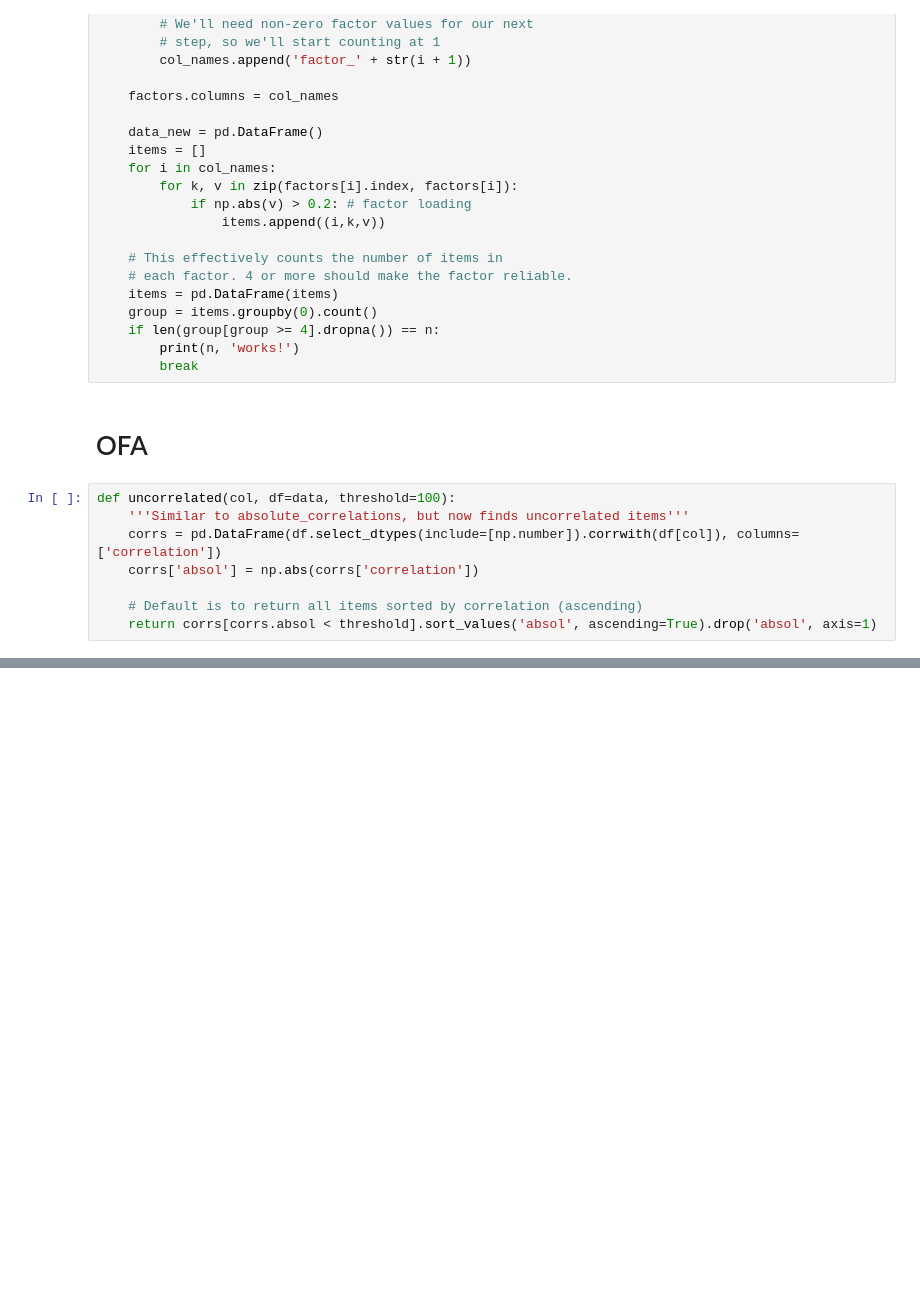
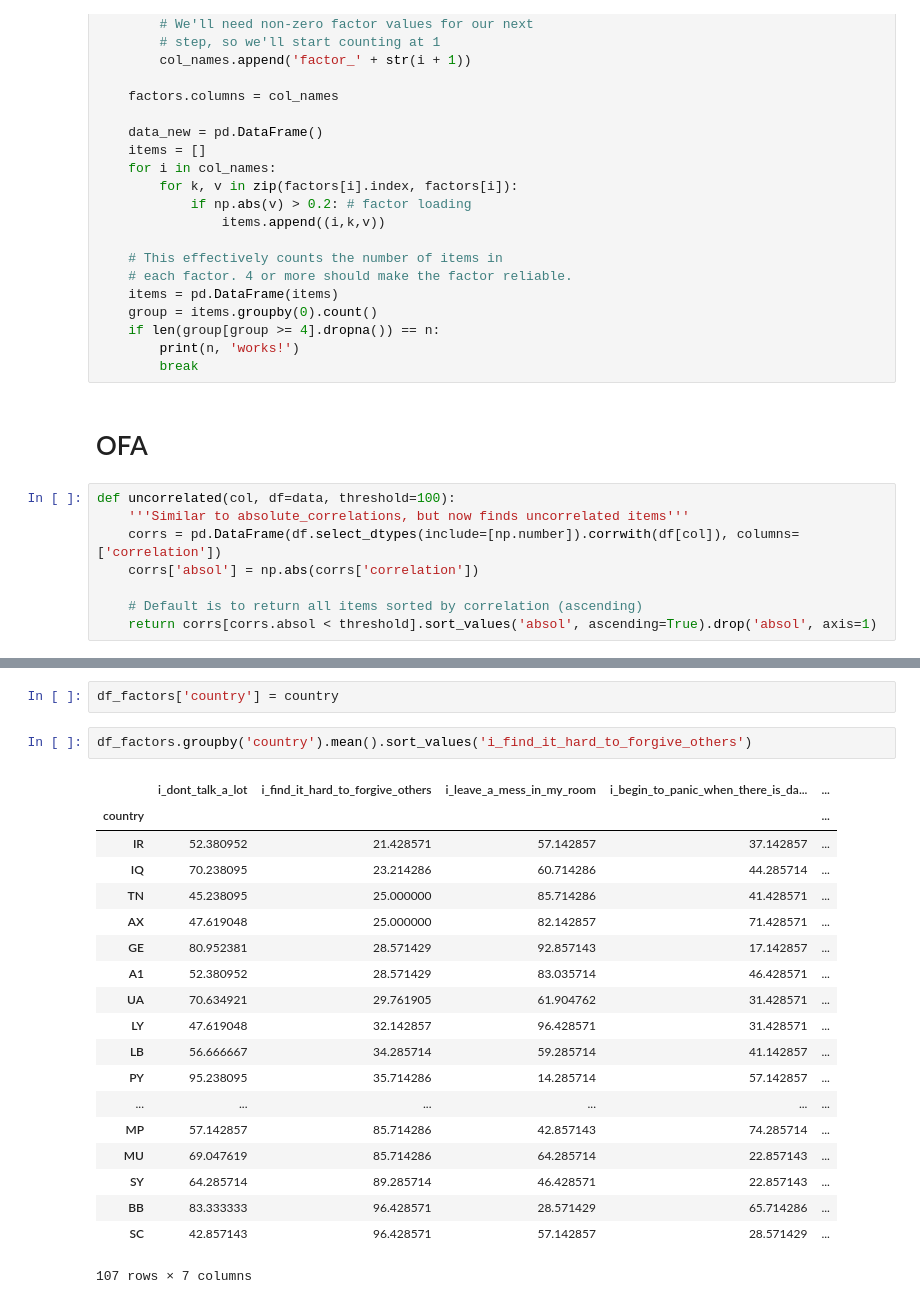
Before and after one commit to vincefav/hexaco, a Jupyter notebook: HEXACO.ipynb, the cells around one changed output, grey strips where cells are left out. Cells and saved outputs as stored; diff of their text form; blank space fills up the shorter version.

```diff
--- a/HEXACO.ipynb
+++ b/HEXACO.ipynb
@@ -247,0 +300,24 @@ Using: i_rarely_get_irritated
+# %%
+df_factors['country'] = country
+# %%
+df_factors.groupby('country').mean().sort_values('i_find_it_hard_to_forgive_others')
+# %% [output]
+|  | i_dont_talk_a_lot | i_find_it_hard_to_forgive_others | i_leave_a_mess_in_my_room | i_begin_to_panic_when_there_is_da... | ... |
+| country |  |  |  |  | ... |
+| IR | 52.380952 | 21.428571 | 57.142857 | 37.142857 | ... |
+| IQ | 70.238095 | 23.214286 | 60.714286 | 44.285714 | ... |
+| TN | 45.238095 | 25.000000 | 85.714286 | 41.428571 | ... |
+| AX | 47.619048 | 25.000000 | 82.142857 | 71.428571 | ... |
+| GE | 80.952381 | 28.571429 | 92.857143 | 17.142857 | ... |
+| A1 | 52.380952 | 28.571429 | 83.035714 | 46.428571 | ... |
+| UA | 70.634921 | 29.761905 | 61.904762 | 31.428571 | ... |
+| LY | 47.619048 | 32.142857 | 96.428571 | 31.428571 | ... |
+| LB | 56.666667 | 34.285714 | 59.285714 | 41.142857 | ... |
+| PY | 95.238095 | 35.714286 | 14.285714 | 57.142857 | ... |
+| ... | ... | ... | ... | ... | ... |
+| MP | 57.142857 | 85.714286 | 42.857143 | 74.285714 | ... |
+| MU | 69.047619 | 85.714286 | 64.285714 | 22.857143 | ... |
+| SY | 64.285714 | 89.285714 | 46.428571 | 22.857143 | ... |
+| BB | 83.333333 | 96.428571 | 28.571429 | 65.714286 | ... |
+| SC | 42.857143 | 96.428571 | 57.142857 | 28.571429 | ... |
+107 rows × 7 columns
```
Also changed, not shown: parts of 5 cells of this notebook.
